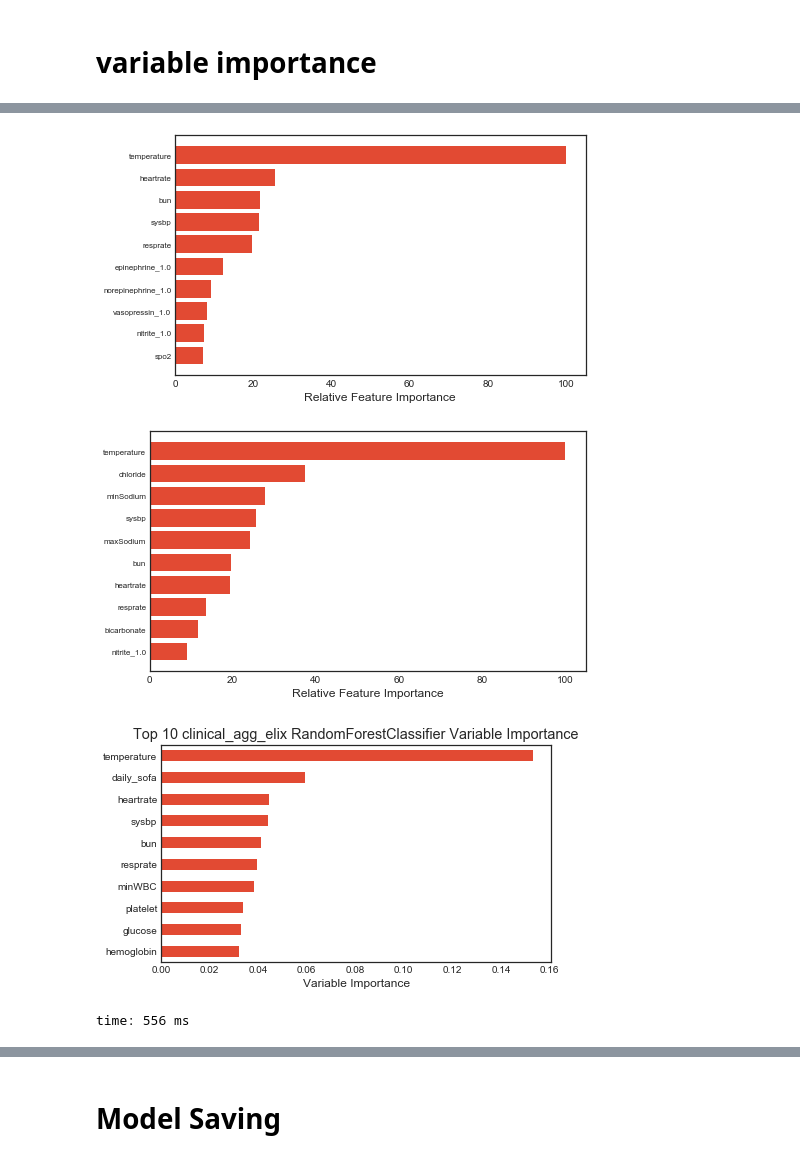
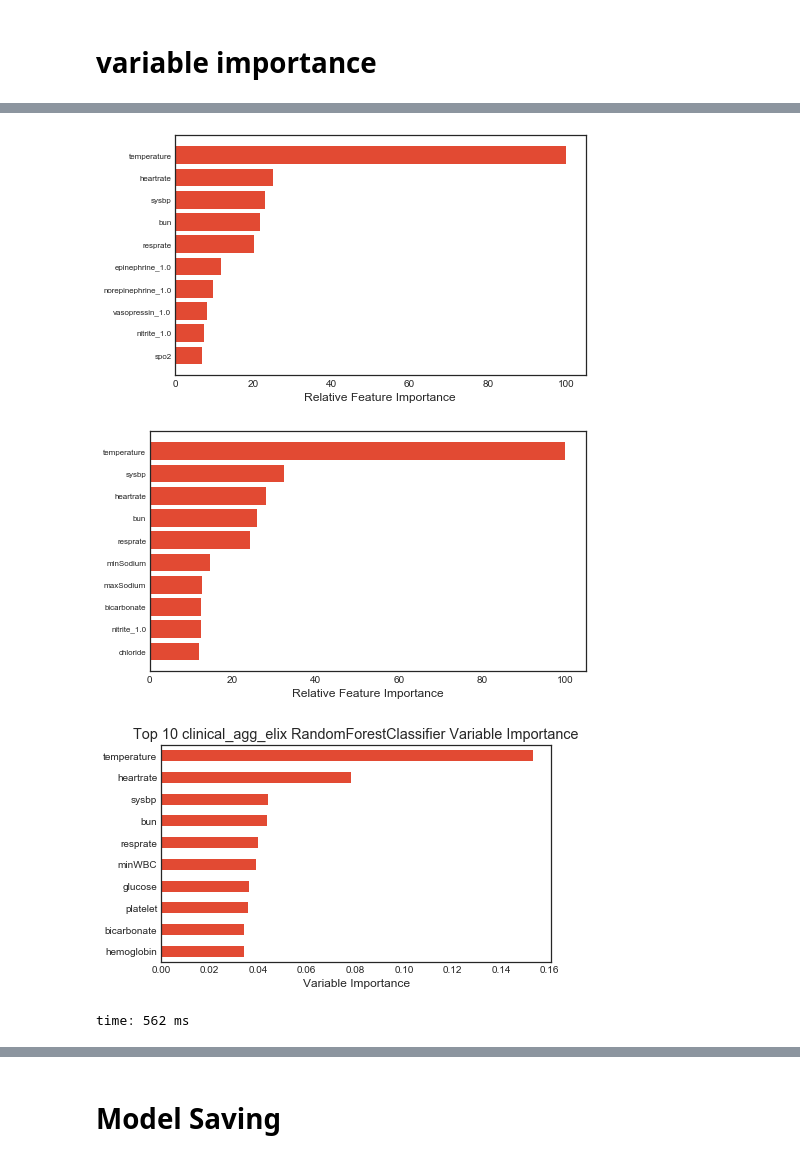
Before and after one commit to geickelb/mimiciii-antibiotics-opensource, a Jupyter notebook: notebooks/07-modeling.ipynb, the cells around one changed output, grey strips where cells are left out. Cells and saved outputs as stored; diff of their text form; code cells hidden in the pictures.

```diff
--- a/notebooks/07-modeling.ipynb
+++ b/notebooks/07-modeling.ipynb
@@ -630,6 +867,5 @@ time: 2min 41s
 # %%
 ###logreg
-from sklearn.neighbors import KNeighborsClassifier
 model= LogisticRegression()
             #model = LogisticRegression(penalty='l2', dual=False, tol=0.0001, C=10, fit_intercept=True, intercept_scaling=1, class_weight='balanced', random_state=None)
 
@@ -642,6 +878,6 @@ param_grid = {'penalty': penalty,
 
 base_model=LogisticRegression()
 
-logreg_hyper=hypertuning_fxn(x, y, nfolds=10, model=model , param_grid=param_grid, base_model= base_model, scoring="neg_log_loss", n_iter=40, gridsearch=True)
+logreg_hyper=hypertuning_fxn(x, y, nfolds=10, model=model , param_grid=param_grid, base_model= base_model, scoring="neg_log_loss", n_iter=20, gridsearch=True)
 # %% [output]
 Grid scores on development set:
@@ -677,6 +917,6 @@ param_grid = {'n_neighbors': n_neighbors,
 
 base_model=KNeighborsClassifier()
 
-knn_hyper=hypertuning_fxn(x, y, nfolds=10, model=model , param_grid=param_grid, base_model= base_model, scoring="neg_log_loss", n_iter=40, gridsearch=True)
+knn_hyper=hypertuning_fxn(x, y, nfolds=10, model=model , param_grid=param_grid, base_model= base_model, scoring="neg_log_loss", n_iter=20, gridsearch=True)
 # %% [output]
 Grid scores on development set:
@@ -729,7 +963,7 @@ time: 2.06 ms
 # %% [markdown]
 # Hypertuned Model Initialization
 # %%
-def reset_model(model_name):
+def reset_model(model_name, hardcode=False):
     if model_name== 'xgboost':
         model = xgboost_hyper.best_estimator_
 
@@ -744,5 +978,6 @@ def reset_model(model_name):
 
     elif model_name== 'knn':
         model = knn_hyper.best_estimator_
+
     return(model)
 # %% [output]
@@ -951,5 +1184,2 @@ time: 9.69 ms
 # %% [markdown]
 ### model fitting
-# %%
-logreg2 = reset_model('logreg') #testing l1 logreg with no class balance
-logreg2.fit(x, y)
@@ -1277,22 +1504,22 @@ time: 15 ms
 # %%
-logreg_10features,logreg_top10 =coef_feature_importance(logreg2)
+logreg_10features,logreg_top10 =coef_feature_importance(logreg)
 logreg_top10=pd.Series(logreg_top10,logreg_10features)
 
 svc_10features,svc_top10 =coef_feature_importance(svc)
 svc_top10=pd.Series(svc_top10,svc_10features)
 
 
 xgb_10features=var_imp(xgboost,"clinical_agg_elix","xgboost", n_var=10, save=False)
 rf_10features=var_imp(rf,"clinical_agg_elix","rf", n_var=10, save=False)
 xgb_top10=(xgb_10features/xgb_10features[-1])*100
 rf_top10=(rf_10features/rf_10features[-1])*100
 xgb_10features=list(xgb_10features.reset_index()['index'])
 rf_10features=list(rf_10features.reset_index()['index'])
 # %% [output]
-[figure, old version]
+[figure, new version]
-[figure, old version]
+[figure, new version]
-[figure, old version]
+[figure, new version]
-time: 556 ms
+time: 562 ms
 # %%
 df_base=pd.DataFrame(index=set(logreg_10features + svc_10features+ rf_10features +xgb_10features))
 df_base['xgb']=xgb_top10
```
Also changed, not shown: parts of 98 cells of this notebook, 1 other file.
